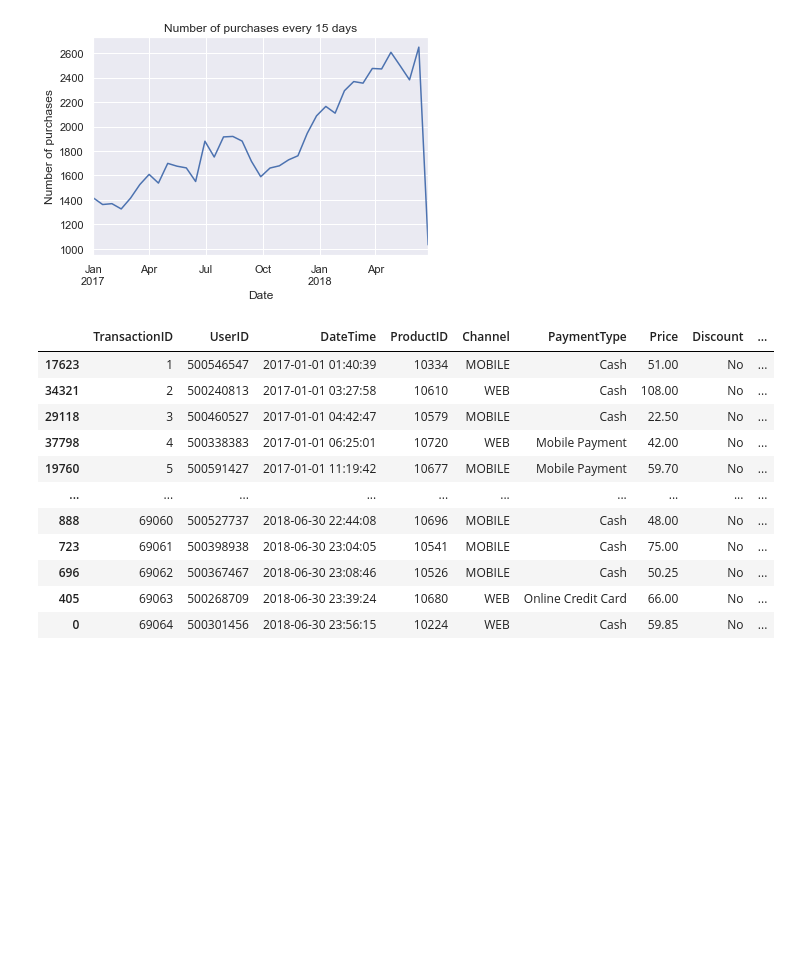
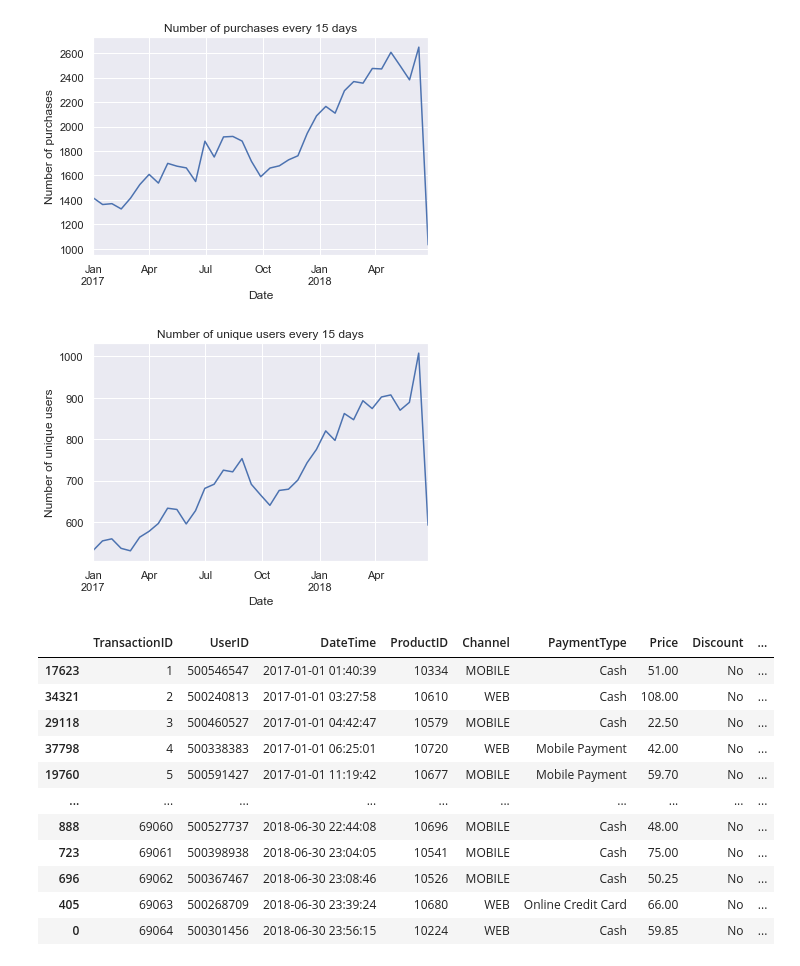
Before and after one commit to itszehrakaya/datathon-preselection-task, a Jupyter notebook: churn-model.ipynb, the cells around one changed output. Cells and saved outputs as stored; diff of their text form; code cells hidden in the pictures; blank space fills up the shorter version.

```diff
--- a/churn-model.ipynb
+++ b/churn-model.ipynb
@@ -79,6 +79,15 @@ plt.ylabel("Number of purchases")
 plt.savefig(CFG["plot_folder_path"] / "purchases_every_15_days.png")
 # %% [output]
 [figure]
+# %%
+# lets find out how many unique users we have every 15 days
+df.groupby(pd.Grouper(key="DateTime", freq="15D"))["UserID"].nunique().plot()
+plt.title("Number of unique users every 15 days")
+plt.xlabel("Date")
+plt.ylabel("Number of unique users")
+plt.savefig(CFG["plot_folder_path"] / "unique_users_every_15_days.png")
+# %% [output]
+[figure, added]
 # %%
 
 df['DateTime'] = pd.to_datetime(df['DateTime'])
```
Also changed, not shown: 1 other file.
